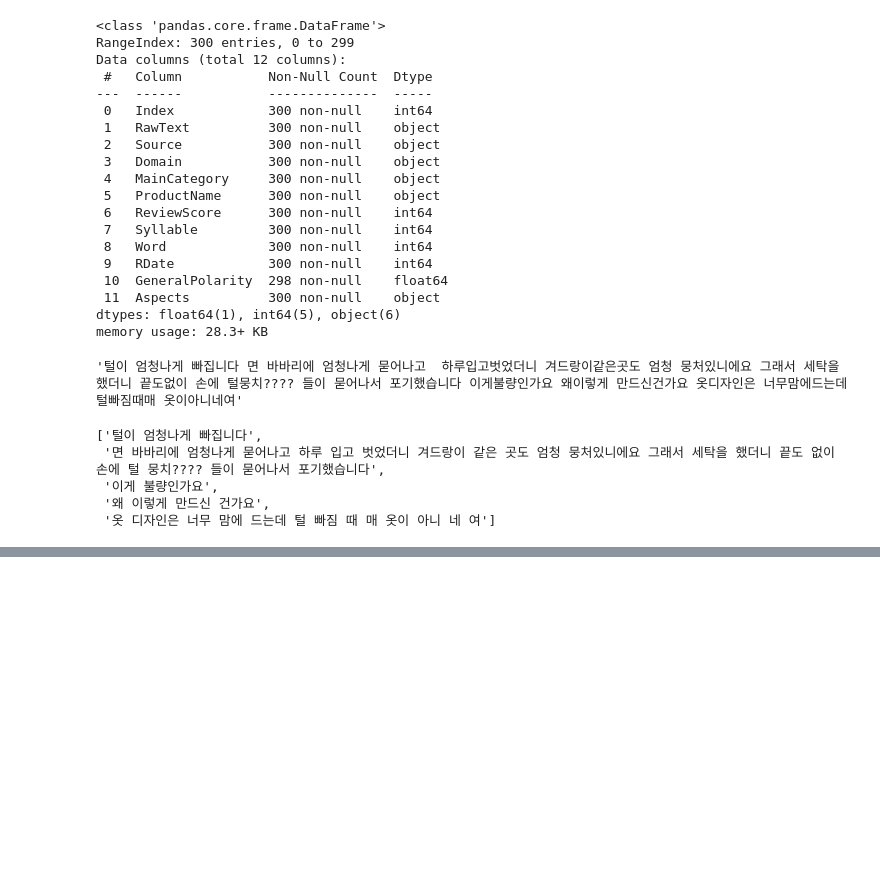
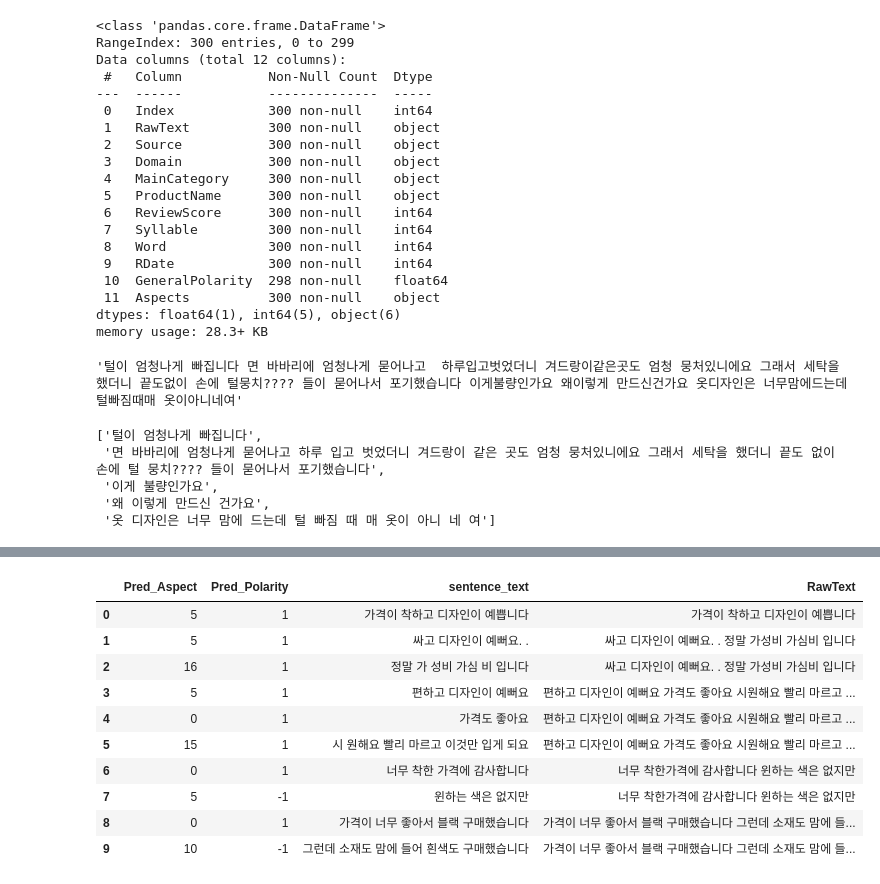
Before and after one commit to bsmoon-86/multicam_11, a Jupyter notebook: 20260604/04_review.ipynb, the cells around one changed output, grey strips where cells are left out. Drawn from its saved outputs; the diff is of its cells as text; code cells hidden in the pictures; blank space fills up the shorter version.

```diff
--- a/20260604/04_review.ipynb
+++ b/20260604/04_review.ipynb
@@ -417,0 +669,14 @@ for idx, raw in enumerate(raw_list):
+# %%
+sentence_df.head(10)
+# %% [output]
+|  | Pred_Aspect | Pred_Polarity | sentence_text | RawText |
+| 0 | 5 | 1 | 가격이 착하고 디자인이 예쁩니다 | 가격이 착하고 디자인이 예쁩니다 |
+| 1 | 5 | 1 | 싸고 디자인이 예뻐요. . | 싸고 디자인이 예뻐요. . 정말 가성비 가심비 입니다 |
+| 2 | 16 | 1 | 정말 가 성비 가심 비 입니다 | 싸고 디자인이 예뻐요. . 정말 가성비 가심비 입니다 |
+| 3 | 5 | 1 | 편하고 디자인이 예뻐요 | 편하고 디자인이 예뻐요 가격도 좋아요 시원해요 빨리 마르고 ... |
+| 4 | 0 | 1 | 가격도 좋아요 | 편하고 디자인이 예뻐요 가격도 좋아요 시원해요 빨리 마르고 ... |
+| 5 | 15 | 1 | 시 원해요 빨리 마르고 이것만 입게 되요 | 편하고 디자인이 예뻐요 가격도 좋아요 시원해요 빨리 마르고 ... |
+| 6 | 0 | 1 | 너무 착한 가격에 감사합니다 | 너무 착한가격에 감사합니다 윈하는 색은 없지만 |
+| 7 | 5 | -1 | 윈하는 색은 없지만 | 너무 착한가격에 감사합니다 윈하는 색은 없지만 |
+| 8 | 0 | 1 | 가격이 너무 좋아서 블랙 구매했습니다 | 가격이 너무 좋아서 블랙 구매했습니다 그런데 소재도 맘에 들... |
+| 9 | 10 | -1 | 그런데 소재도 맘에 들어 흰색도 구매했습니다 | 가격이 너무 좋아서 블랙 구매했습니다 그런데 소재도 맘에 들... |
```
Also changed, not shown: parts of 40 cells of this notebook, 1 other file.
